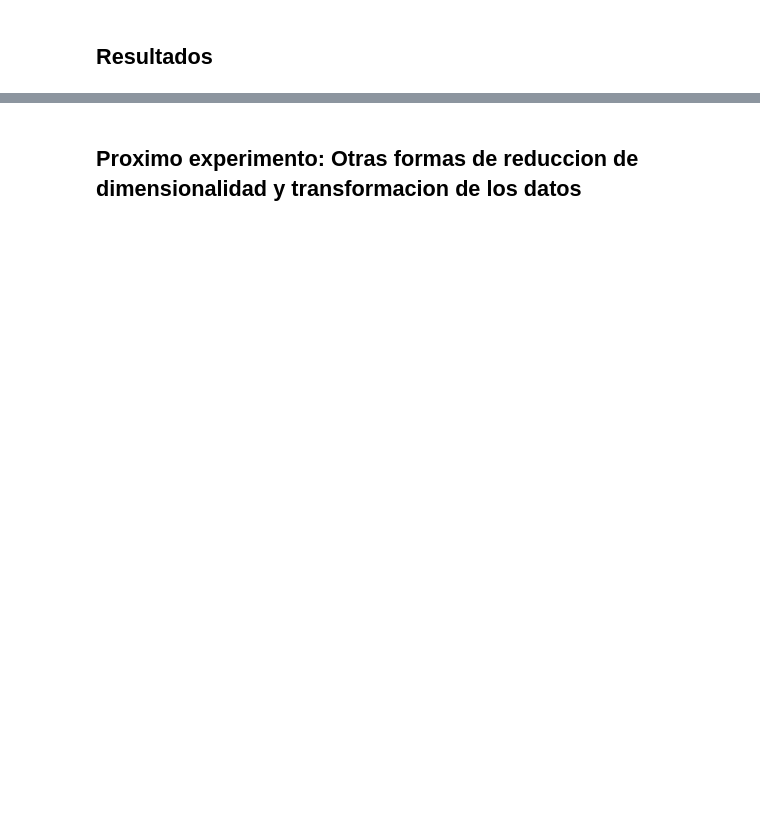
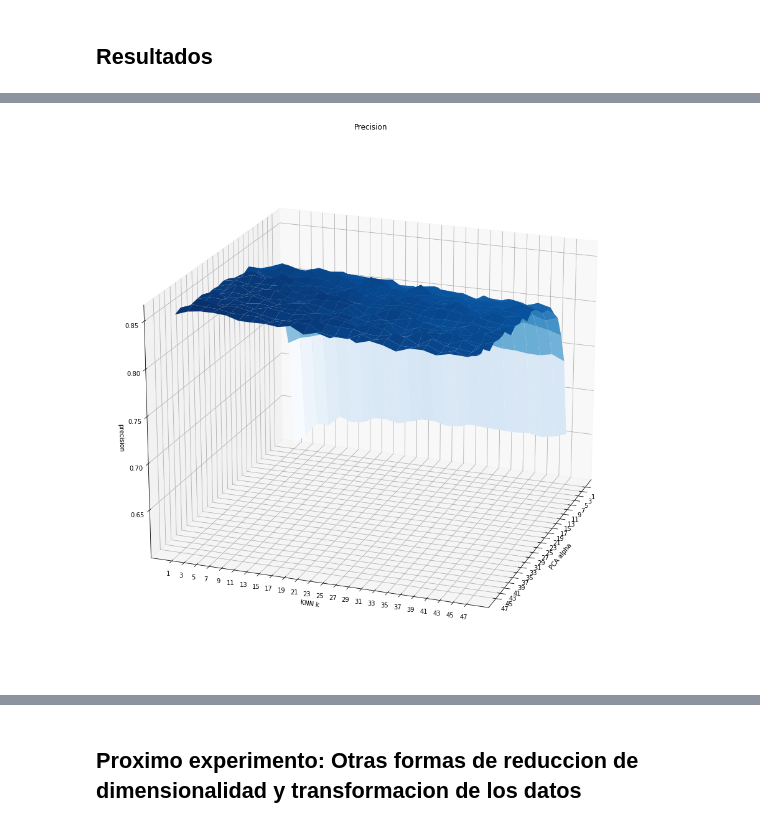
Before and after one commit to mszsorondo/metnum-TP4, a Jupyter notebook: experimentacion_mejor_k_alpha.ipynb, the cells around one changed output, grey strips where cells are left out. Saved outputs shown, nothing was run; the diff lists cells and outputs as text; code cells hidden in the pictures; blank space fills up the shorter version.

```diff
--- a/experimentacion_mejor_k_alpha.ipynb
+++ b/experimentacion_mejor_k_alpha.ipynb
@@ -17,0 +50,21 @@ acc
+# %%
+Zprec = prec.iloc[x,y]
+
+fig = plt.figure(figsize=(16,16))
+ax = fig.add_subplot(111, projection='3d')
+ax.set_xlabel("PCA alpha")
+ax.set_ylabel("KNN k")
+ax.set_zlabel("precision")
+ax.set_title("Precision")
+
+
+# Plot a 3D surface
+mycmap = plt.get_cmap('Blues')
+
+ax.plot_surface(X,Y,Zprec, cmap = mycmap)
+ax.view_init(20, 20)
+plt.xticks(x,xticks)
+plt.yticks(x,xticks)
+plt.show()
+# %% [output]
+[figure, added]
```
Also changed, not shown: parts of 16 cells of this notebook, 9 other files.
